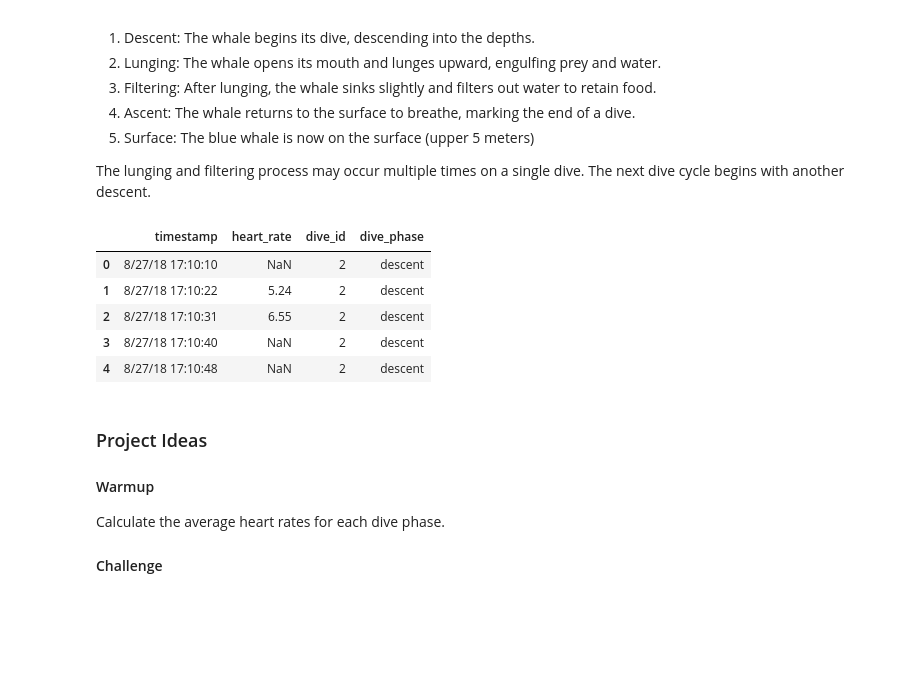
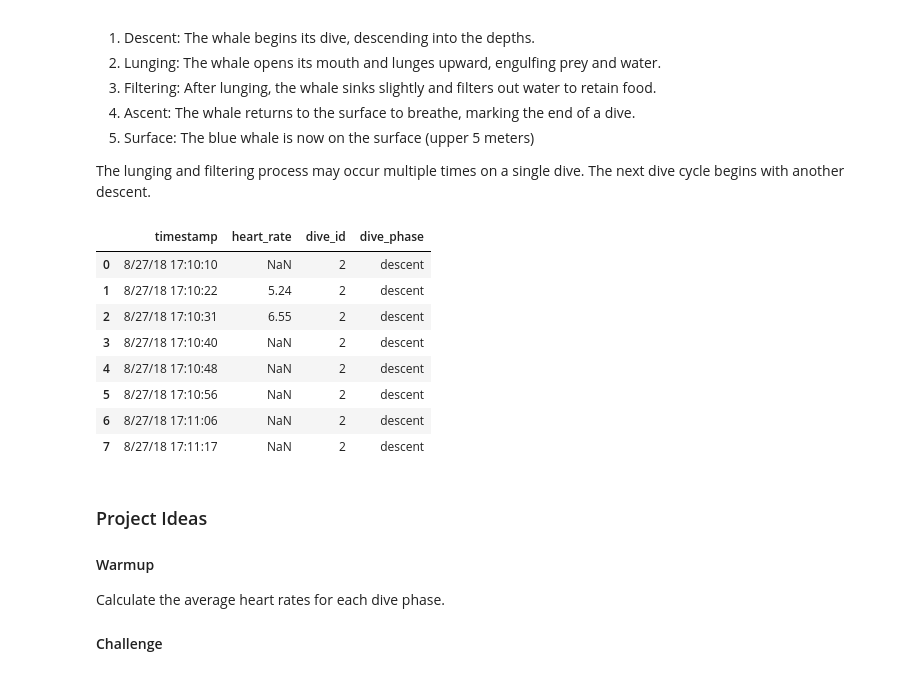
Before and after one commit to ojeduard/Data-Science-Essentials, a Jupyter notebook: Data_Cleaning_Final_Projetcs/whale-heart-rates-project/whale-heart-rates.ipynb, the cells around one changed output. Cells and saved outputs as stored; diff of their text form; code cells hidden in the pictures; blank space fills up the shorter version.

```diff
--- a/Data_Cleaning_Final_Projetcs/whale-heart-rates-project/whale-heart-rates.ipynb
+++ b/Data_Cleaning_Final_Projetcs/whale-heart-rates-project/whale-heart-rates.ipynb
@@ -24,16 +24,19 @@ The lunging and filtering process may occur multiple times on a single dive. The
 # %%
 import pandas as pd
 import matplotlib.pyplot as plt
 
 df = pd.read_csv('blue-whale-heart-rates.csv')
-df.head()
+df.head(8)
 # %% [output]
 |  | timestamp | heart_rate | dive_id | dive_phase |
 | 0 | 8/27/18 17:10:10 | NaN | 2 | descent |
 | 1 | 8/27/18 17:10:22 | 5.24 | 2 | descent |
 | 2 | 8/27/18 17:10:31 | 6.55 | 2 | descent |
 | 3 | 8/27/18 17:10:40 | NaN | 2 | descent |
 | 4 | 8/27/18 17:10:48 | NaN | 2 | descent |
+| 5 | 8/27/18 17:10:56 | NaN | 2 | descent |
+| 6 | 8/27/18 17:11:06 | NaN | 2 | descent |
+| 7 | 8/27/18 17:11:17 | NaN | 2 | descent |
 # %% [markdown]
 ### Project Ideas
 
```
Also changed, not shown: parts of 2 cells of this notebook.
